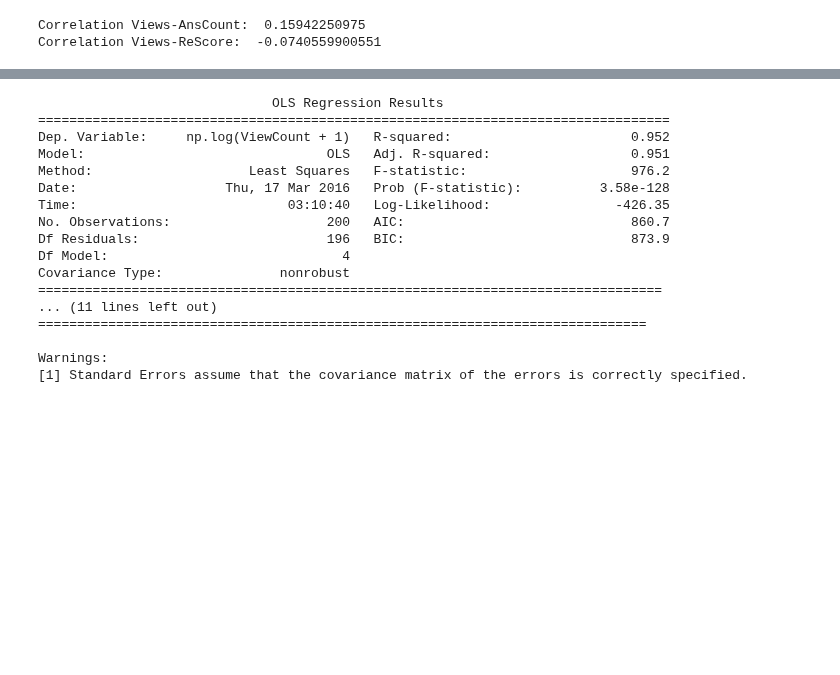
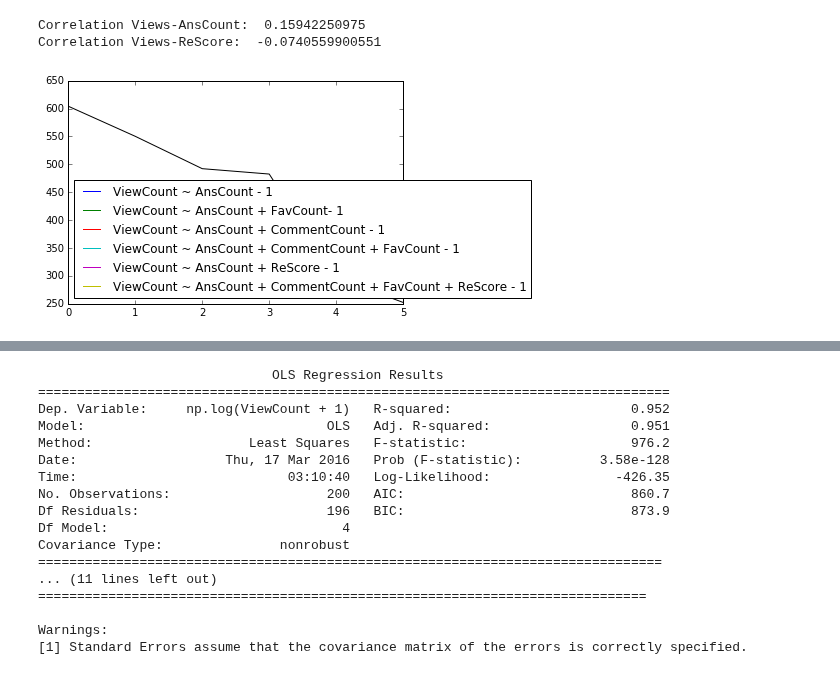
Before and after one commit to JoelDan192/Predictive-model-for-the-voting-system-in-SE-network, a Jupyter notebook: spanish_site/Regression_views.ipynb, the cells around one changed output, grey strips where cells are left out. Saved outputs shown, nothing was run; the diff lists cells and outputs as text; code cells hidden in the pictures; blank space fills up the shorter version.

Commit message:
Analysis of Deviance PageViews.

```diff
--- a/spanish_site/Regression_views.ipynb
+++ b/spanish_site/Regression_views.ipynb
@@ -87,7 +87,26 @@ print "Correlation Views-ReScore: ", questions['ReScore'].corr(np.log(questions[
 # %% [output]
 Correlation Views-AnsCount:  0.15942250975
 Correlation Views-ReScore:  -0.0740559900551
-# %%
-mod = smf.glm(fml, data=datas,
-                  family=r_method, offset=np.log(datas['Age_vot'] + 1))
-rslt = mod.fit(method='bfgs')
+# %%
+%matplotlib inline
+import matplotlib.pyplot as plt
+
+# ReScore + FavCount + AnsCount + CommentCount
+r_method = sm.families.NegativeBinomial(link=sm.families.links.log)#sm.families.Poisson(link=sm.families.links.log)
+
+fmls = ['ViewCount ~ AnsCount - 1','ViewCount ~ AnsCount + FavCount- 1','ViewCount ~ AnsCount + CommentCount - 1',
+        'ViewCount ~ AnsCount + CommentCount + FavCount - 1'
+        ,'ViewCount ~ AnsCount + ReScore - 1', 'ViewCount ~ AnsCount + CommentCount + FavCount + ReScore - 1']
+devs = []
+for fml in fmls:
+    datas = questions
+    mod = smf.glm(fml, data=datas,family=r_method, offset = np.log(datas['Age'] + 1))
+    rslt = mod.fit(method='bfgs')
+    devs.append(rslt.deviance)
+    #print rslt.summary()
+
+pd.Series(devs,index=fmls).to_frame().T.plot()
+pd.Series(devs).plot(legend=False)
+plt.savefig('AODevVignette.pdf',format='pdf')
+# %% [output]
+[figure, added]
```
Also changed, not shown: parts of 2 cells of this notebook, 2 other files.
